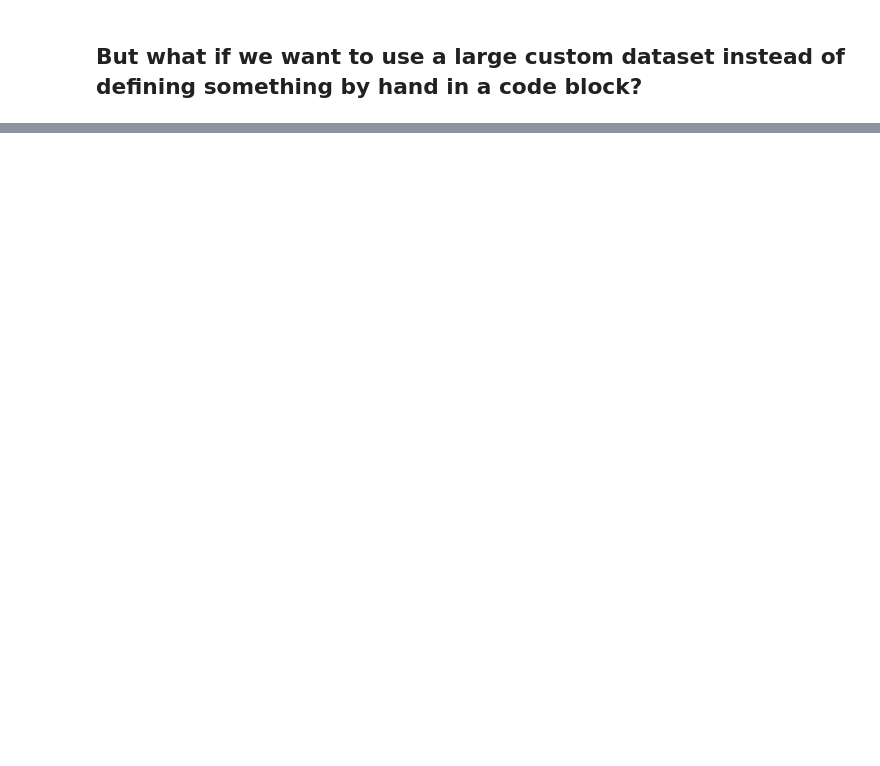
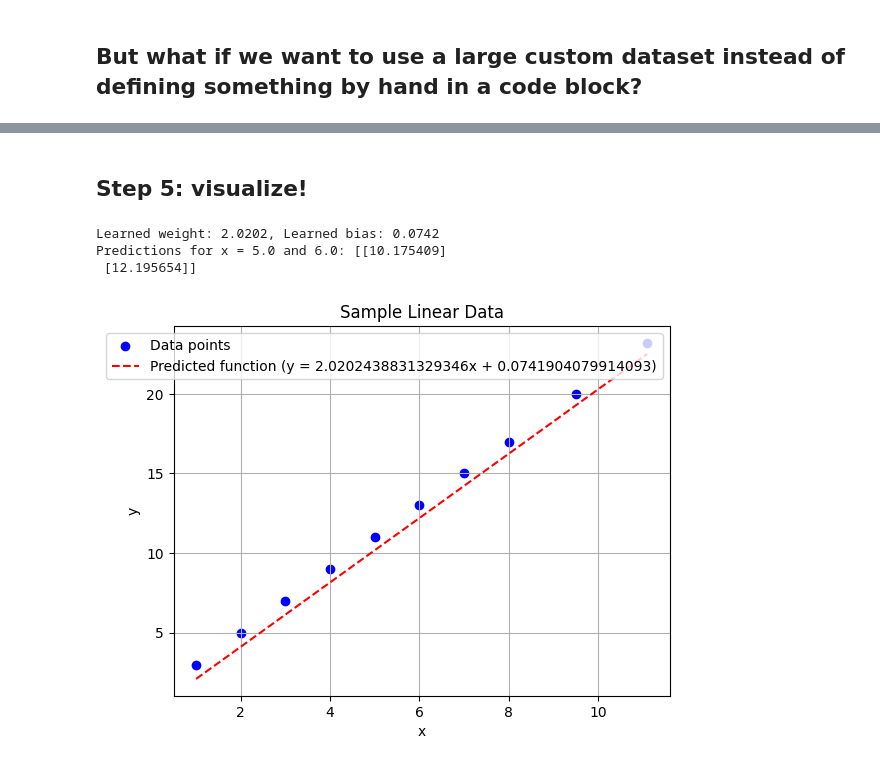
Before and after one commit to G-Chist/google-colab-workshop, a Jupyter notebook: Colab_Workshop.ipynb, the cells around one changed output, grey strips where cells are left out. Drawn from its saved outputs; the diff is of its cells as text; code cells hidden in the pictures; blank space fills up the shorter version.

```diff
--- a/Colab_Workshop.ipynb
+++ b/Colab_Workshop.ipynb
@@ -196,0 +325,26 @@ Learned weight (noisy data): 2.0659, Learned bias: 0.7727
+# %% [markdown]
+## Step 5: visualize!
+# %%
+# Learned parameters
+[w, b] = model.parameters()
+print(f"Learned weight: {w.item():.4f}, Learned bias: {b.item():.4f}")
+
+# Make predictions on new data
+x_test = torch.tensor([[5.0], [6.0]])
+y_pred_test = model(x_test)
+print("Predictions for x = 5.0 and 6.0:", y_pred_test.detach().numpy())
+
+# Plot predictions and real data
+plt.scatter(x_np, y_np, color='blue', label='Data points')
+plt.plot(x_np, model.weight.item()*x_np + model.bias.item(), color='red', linestyle='--', label=f'Predicted function (y = {model.weight.item()}x + {model.bias.item()})')
+plt.xlabel('x')
+plt.ylabel('y')
+plt.title('Sample Linear Data')
+plt.legend()
+plt.grid(True)
+plt.show()
+# %% [output]
+Learned weight: 2.0202, Learned bias: 0.0742
+Predictions for x = 5.0 and 6.0: [[10.175409]
+ [12.195654]]
+[figure, added]
```
Also changed, not shown: parts of 11 cells of this notebook.
